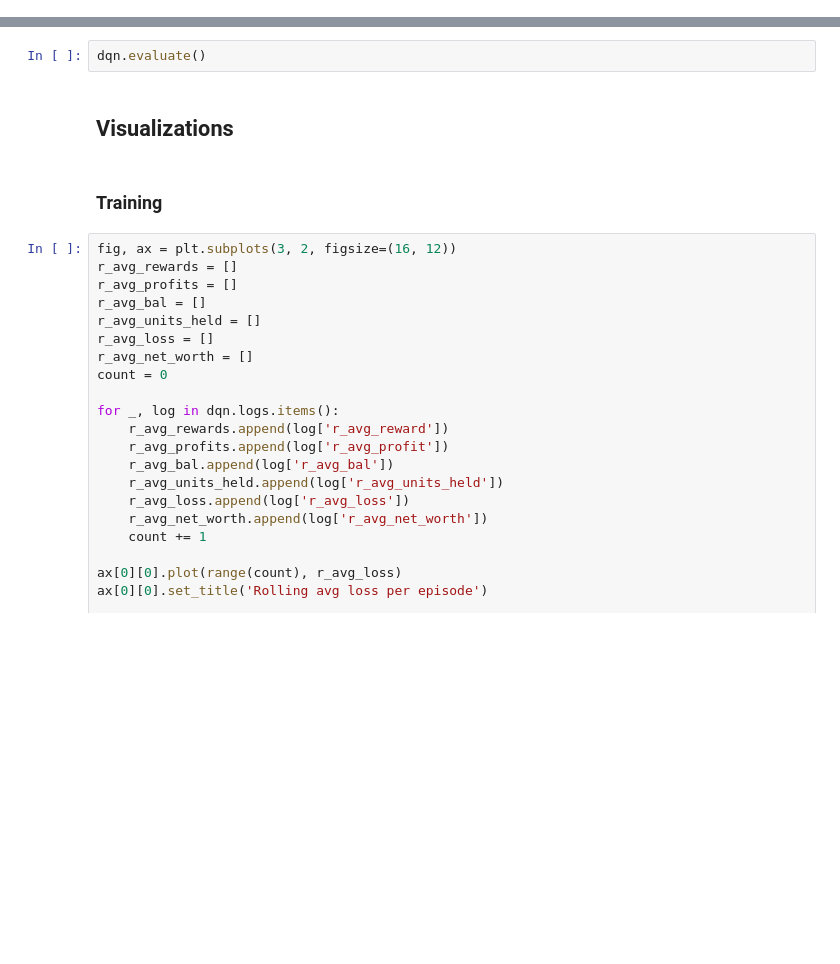
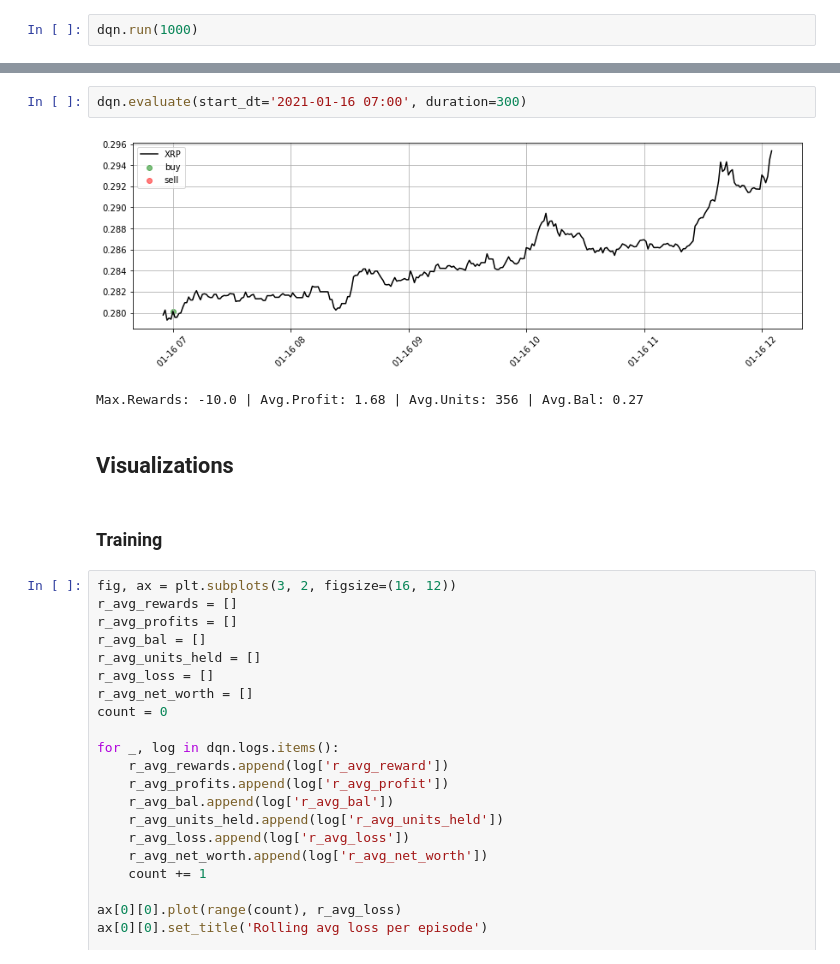
Before and after one commit to VaibhavRao09/smart-broker, a Jupyter notebook: notebooks/dqn-dueling.ipynb, the cells around one changed output, grey strips where cells are left out. Saved outputs shown, nothing was run; the diff lists cells and outputs as text; blank space fills up the shorter version.

Commit message:
Update Reward Metrics

```diff
--- a/notebooks/dqn-dueling.ipynb
+++ b/notebooks/dqn-dueling.ipynb
@@ -98,0 +63,2 @@ KeyboardInterrupt:
+# %%
+dqn.run(1000)
@@ -99,5 +73,8 @@ KeyboardInterrupt:
 # %%
-dqn.evaluate()
+dqn.evaluate(start_dt='2021-01-16 07:00', duration=300)
+# %% [output]
+[figure, added]
+Max.Rewards: -10.0 | Avg.Profit: 1.68 | Avg.Units: 356 | Avg.Bal: 0.27
 # %% [markdown]
 ## Visualizations
 # %% [markdown]
```
Also changed, not shown: parts of 8 cells of this notebook, 5 other files.
